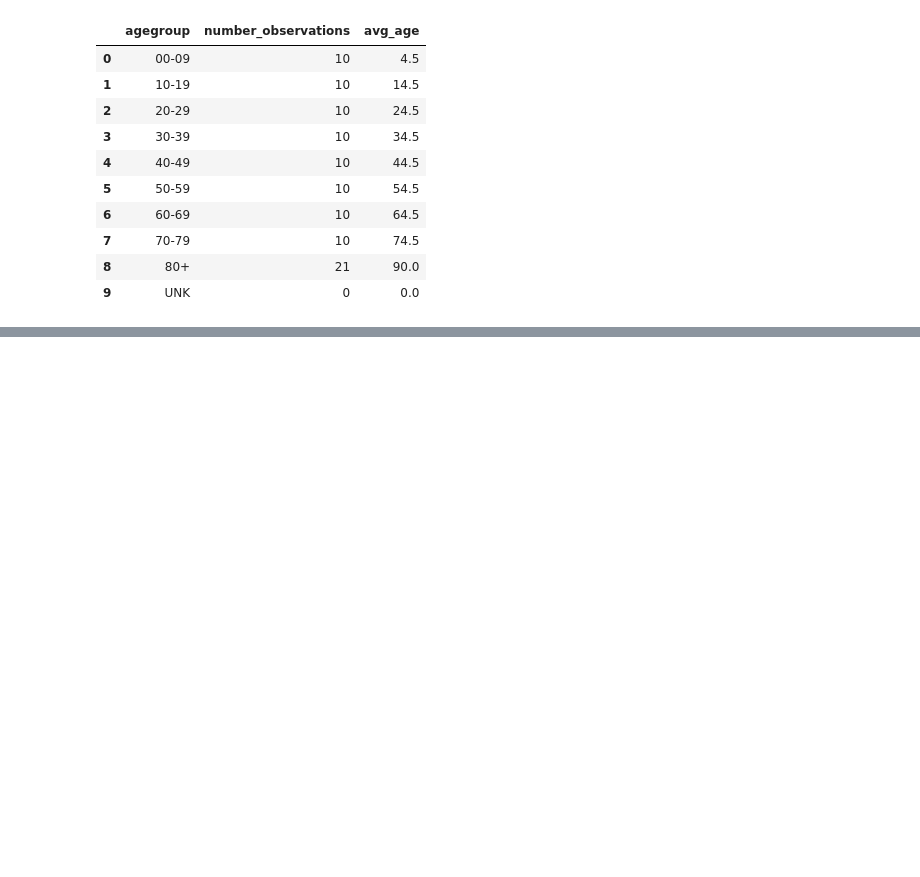
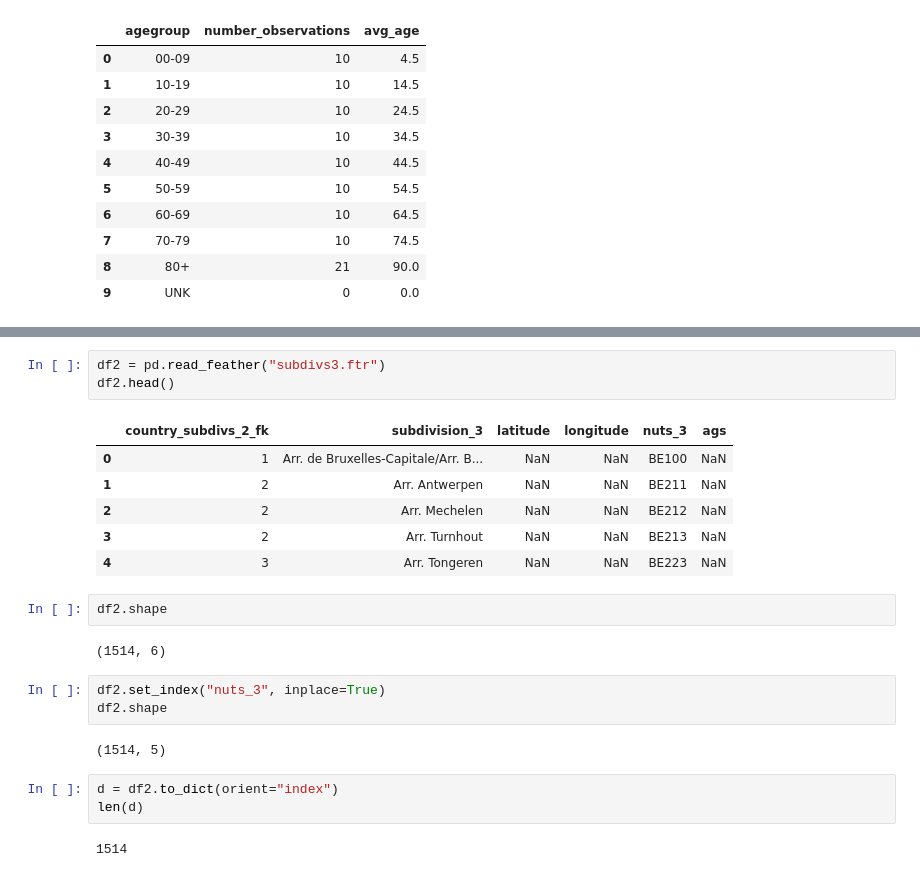
Before and after one commit to dstoecklein/corona-analysis, a Jupyter notebook: notebooks/sqlite_test.ipynb, the cells around one changed output, grey strips where cells are left out. Saved outputs shown, nothing was run; the diff lists cells and outputs as text; blank space fills up the shorter version.

Commit message:
implemented country subdivisions 1-3

```diff
--- a/notebooks/sqlite_test.ipynb
+++ b/notebooks/sqlite_test.ipynb
@@ -903,0 +896,24 @@ df.head()
+# %%
+df2 = pd.read_feather("subdivs3.ftr")
+df2.head()
+# %% [output]
+|  | country_subdivs_2_fk | subdivision_3 | latitude | longitude | nuts_3 | ags |
+| 0 | 1 | Arr. de Bruxelles-Capitale/Arr. B... | NaN | NaN | BE100 | NaN |
+| 1 | 2 | Arr. Antwerpen | NaN | NaN | BE211 | NaN |
+| 2 | 2 | Arr. Mechelen | NaN | NaN | BE212 | NaN |
+| 3 | 2 | Arr. Turnhout | NaN | NaN | BE213 | NaN |
+| 4 | 3 | Arr. Tongeren | NaN | NaN | BE223 | NaN |
+# %%
+df2.shape
+# %% [output]
+(1514, 6)
+# %%
+df2.set_index("nuts_3", inplace=True)
+df2.shape
+# %% [output]
+(1514, 5)
+# %%
+d = df2.to_dict(orient="index")
+len(d)
+# %% [output]
+1514
```
Also changed, not shown: parts of 1 cell of this notebook, 10 other files.
